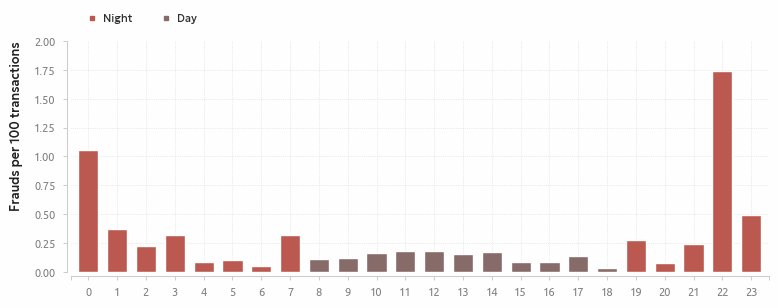
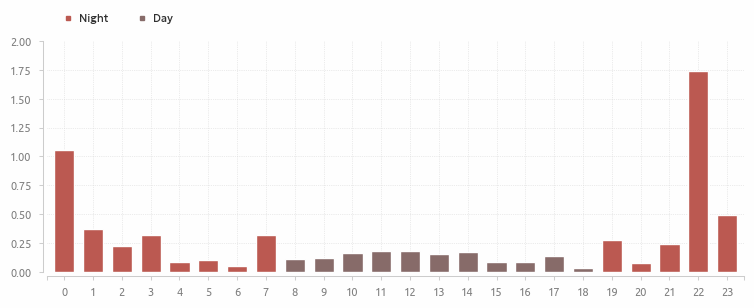
Unified diff of the notebook cell whose output changed from the first chart to the second:
--- before
+++ after
@@ -40,5 +40,5 @@
 )
 
-ax.set_ylabel('Frauds per 100 transactions', **label)
+# ax.set_ylabel('Frauds per 100 transactions', **label)
 ax.set_xlabel(None)
 

Commit: upd